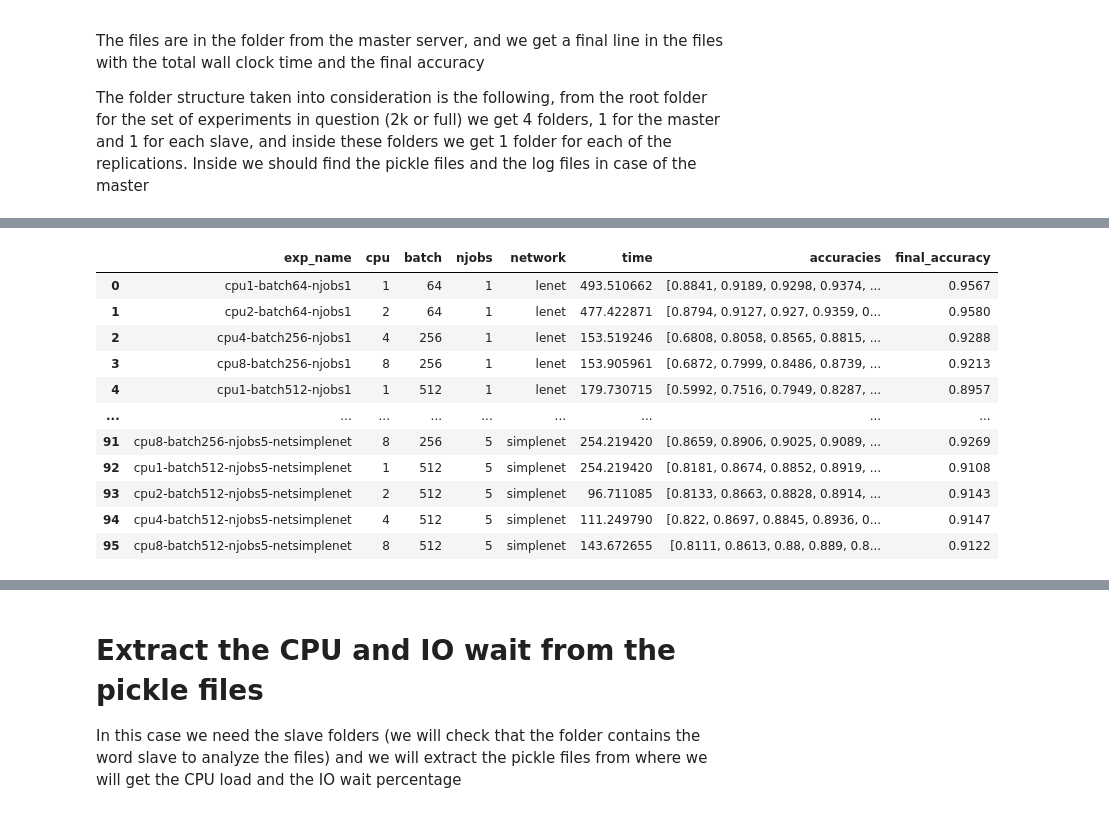
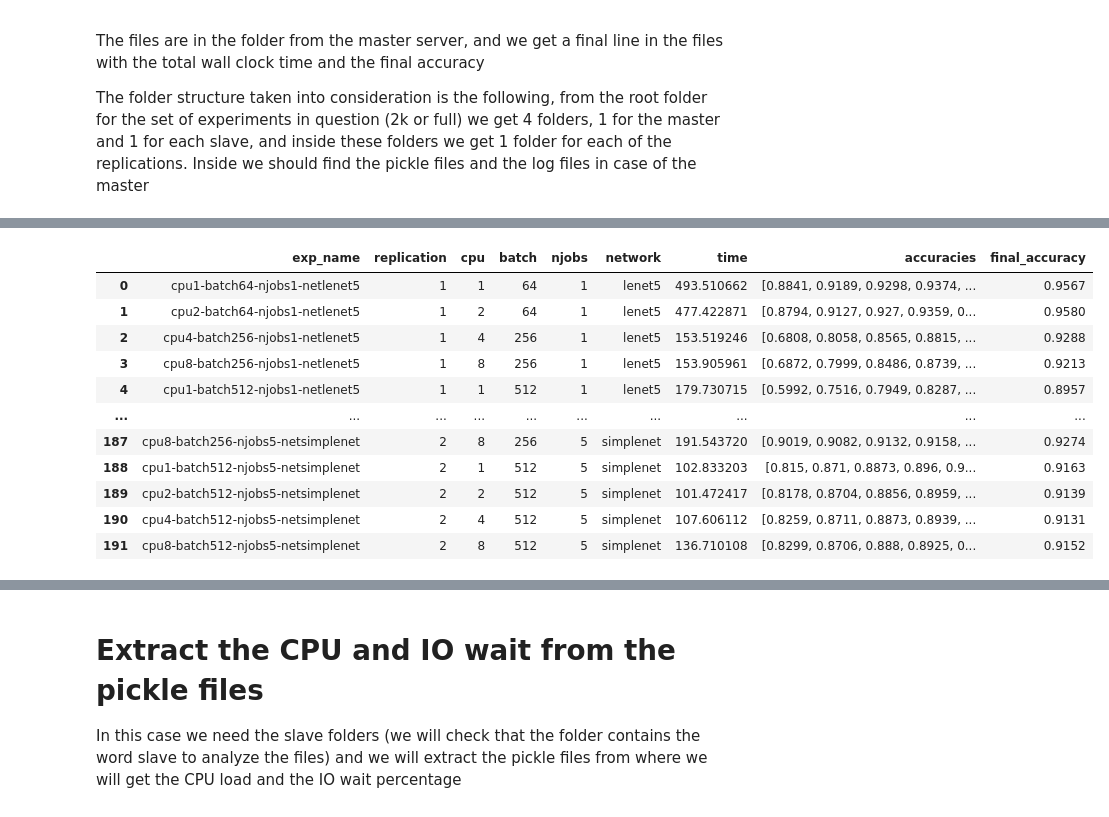
Before and after one commit to sharwinbobde/Courier-BigDL-Study, a Jupyter notebook: experiment-results.ipynb, the cells around one changed output, grey strips where cells are left out. Drawn from its saved outputs; the diff is of its cells as text; code cells hidden in the pictures.

Commit message:
Add reading multiple replications.

```diff
--- a/experiment-results.ipynb
+++ b/experiment-results.ipynb
@@ -79,16 +80,13 @@ def split_name(exp_name: str) -> (int, int, int):
 # Read the folder os the master and search for the accuracy to build the dictionary
 # Right now for testing it just has one replication
 
-# This is the path we should change to either analyze the 2k or the full factorial
-path_root_master = './experiments/fullfact/master/'
 
-# get the log files
-logs = glob.glob(os.path.join(path_root_master, '*.log'))
 
 # Get a dict ready to transform into a dataframe for training of the
 # model and representation
 results = {
     'exp_name': [],
+    'replication': [],
     'cpu': [],
     'batch': [],
     'njobs': [],
@@ -101,35 +99,48 @@ results = {
 # res_final = defaultdict(dict)
 
 
+replications = 2
 
-print(f'Extracting the data from {len(logs)} files')
-for log in logs:
-    acc = []
-    with open(log, 'r') as f:
-        for line in f:
-            if 'Top1Accuracy is Accuracy' in line:
-                try:
-                    _accuracy = line.strip().split(']')[-1].split(',')[-1].split(':')[-1].replace(')', '')
-                    acc.append(float(_accuracy.strip()))
-                except Exception as e:
-                    print('Error while reading accuracy',e)
-                if len(acc) == 10:
-                    # Then save the time here
-                    time = float(line.strip().split(']')[-2].split('[')[-1].split(' ')[-1].replace('s', ''))
-                    break
-    # Add the results to the dictionary
-    variables = log.split('-')[1:]
-    name = '-'.join(variables).replace('.log', '')
-    cpu, batch, njobs , network= split_name(name)
-    # set all the columns
-    results['cpu'].append(cpu)
-    results['batch'].append(batch)
-    results['njobs'].append(njobs)
-    results['network'].append(network)
-    results['accuracies'].append(acc)
-    results['time'].append(time)
-    results['final_accuracy'].append(acc[-1])
-    results['exp_name'].append(name)
+for r in range(1, 1+replications):
+    # This is the path we should change to either analyze the 2k or the full factorial
+    path_root_master = f'./experiments/fullfact/master/{r}'
+
+    # get the log files
+    logs = glob.glob(os.path.join(path_root_master, '*.log'))
+
+
+    print(f'Extracting the data from {len(logs)} files')
+    for log in logs:
+        acc = []
+        with open(log, 'r') as f:
+            for line in f:
+                if 'Top1Accuracy is Accuracy' in line:
+                    try:
+                        _accuracy = line.strip().split(']')[-1].split(',')[-1].split(':')[-1].replace(')', '')
+                        acc.append(float(_accuracy.strip()))
+                    except Exception as e:
+                        print('Error while reading accuracy',e)
+                    if len(acc) == 10:
+                        # Then save the time here
+                        time = float(line.strip().split(']')[-2].split('[')[-1].split(' ')[-1].replace('s', ''))
+                        break
+        # Add the results to the dictionary
+        variables = log.split('-')[1:]
+        if len(variables) < 4:
+            variables[-1] = variables[-1].split('.')[0]
+            variables.append('netlenet5')
+        name = '-'.join(variables).replace('.log', '')
+        cpu, batch, njobs , network= split_name(name)
+        # set all the columns
+        results['cpu'].append(cpu)
+        results['batch'].append(batch)
+        results['njobs'].append(njobs)
+        results['network'].append(network)
+        results['accuracies'].append(acc)
+        results['time'].append(time)
+        results['final_accuracy'].append(acc[-1])
+        results['exp_name'].append(name)
+        results['replication'].append(r)
 
 
 results_df = pd.DataFrame(results)
@@ -144,12 +161,12 @@ Error while reading accuracy could not convert string to float: 'Save model to /
-|  | exp_name | cpu | batch | njobs | network | time | accuracies | final_accuracy |
-| 0 | cpu1-batch64-njobs1 | 1 | 64 | 1 | lenet | 493.510662 | [0.8841, 0.9189, 0.9298, 0.9374, ... | 0.9567 |
-| 1 | cpu2-batch64-njobs1 | 2 | 64 | 1 | lenet | 477.422871 | [0.8794, 0.9127, 0.927, 0.9359, 0... | 0.9580 |
-| 2 | cpu4-batch256-njobs1 | 4 | 256 | 1 | lenet | 153.519246 | [0.6808, 0.8058, 0.8565, 0.8815, ... | 0.9288 |
-| 3 | cpu8-batch256-njobs1 | 8 | 256 | 1 | lenet | 153.905961 | [0.6872, 0.7999, 0.8486, 0.8739, ... | 0.9213 |
-| 4 | cpu1-batch512-njobs1 | 1 | 512 | 1 | lenet | 179.730715 | [0.5992, 0.7516, 0.7949, 0.8287, ... | 0.8957 |
-| ... | ... | ... | ... | ... | ... | ... | ... | ... |
-| 91 | cpu8-batch256-njobs5-netsimplenet | 8 | 256 | 5 | simplenet | 254.219420 | [0.8659, 0.8906, 0.9025, 0.9089, ... | 0.9269 |
-| 92 | cpu1-batch512-njobs5-netsimplenet | 1 | 512 | 5 | simplenet | 254.219420 | [0.8181, 0.8674, 0.8852, 0.8919, ... | 0.9108 |
-| 93 | cpu2-batch512-njobs5-netsimplenet | 2 | 512 | 5 | simplenet | 96.711085 | [0.8133, 0.8663, 0.8828, 0.8914, ... | 0.9143 |
-| 94 | cpu4-batch512-njobs5-netsimplenet | 4 | 512 | 5 | simplenet | 111.249790 | [0.822, 0.8697, 0.8845, 0.8936, 0... | 0.9147 |
-| 95 | cpu8-batch512-njobs5-netsimplenet | 8 | 512 | 5 | simplenet | 143.672655 | [0.8111, 0.8613, 0.88, 0.889, 0.8... | 0.9122 |
+|  | exp_name | replication | cpu | batch | njobs | network | time | accuracies | final_accuracy |
+| 0 | cpu1-batch64-njobs1-netlenet5 | 1 | 1 | 64 | 1 | lenet5 | 493.510662 | [0.8841, 0.9189, 0.9298, 0.9374, ... | 0.9567 |
+| 1 | cpu2-batch64-njobs1-netlenet5 | 1 | 2 | 64 | 1 | lenet5 | 477.422871 | [0.8794, 0.9127, 0.927, 0.9359, 0... | 0.9580 |
+| 2 | cpu4-batch256-njobs1-netlenet5 | 1 | 4 | 256 | 1 | lenet5 | 153.519246 | [0.6808, 0.8058, 0.8565, 0.8815, ... | 0.9288 |
+| 3 | cpu8-batch256-njobs1-netlenet5 | 1 | 8 | 256 | 1 | lenet5 | 153.905961 | [0.6872, 0.7999, 0.8486, 0.8739, ... | 0.9213 |
+| 4 | cpu1-batch512-njobs1-netlenet5 | 1 | 1 | 512 | 1 | lenet5 | 179.730715 | [0.5992, 0.7516, 0.7949, 0.8287, ... | 0.8957 |
+| ... | ... | ... | ... | ... | ... | ... | ... | ... | ... |
+| 187 | cpu8-batch256-njobs5-netsimplenet | 2 | 8 | 256 | 5 | simplenet | 191.543720 | [0.9019, 0.9082, 0.9132, 0.9158, ... | 0.9274 |
+| 188 | cpu1-batch512-njobs5-netsimplenet | 2 | 1 | 512 | 5 | simplenet | 102.833203 | [0.815, 0.871, 0.8873, 0.896, 0.9... | 0.9163 |
+| 189 | cpu2-batch512-njobs5-netsimplenet | 2 | 2 | 512 | 5 | simplenet | 101.472417 | [0.8178, 0.8704, 0.8856, 0.8959, ... | 0.9139 |
+| 190 | cpu4-batch512-njobs5-netsimplenet | 2 | 4 | 512 | 5 | simplenet | 107.606112 | [0.8259, 0.8711, 0.8873, 0.8939, ... | 0.9131 |
+| 191 | cpu8-batch512-njobs5-netsimplenet | 2 | 8 | 512 | 5 | simplenet | 136.710108 | [0.8299, 0.8706, 0.888, 0.8925, 0... | 0.9152 |
```
Also changed, not shown: parts of 6 cells of this notebook.
